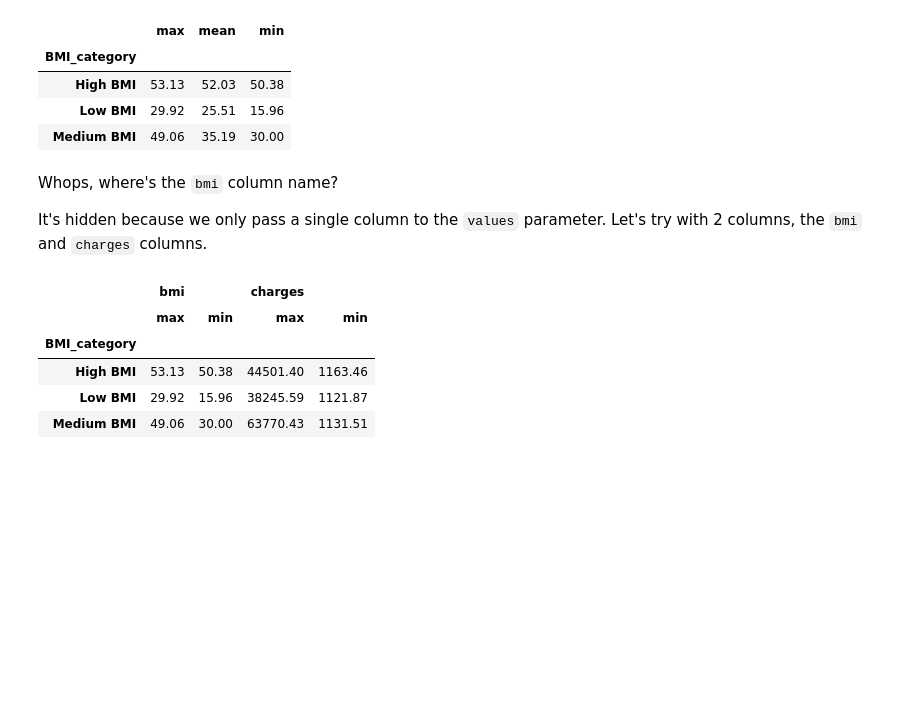
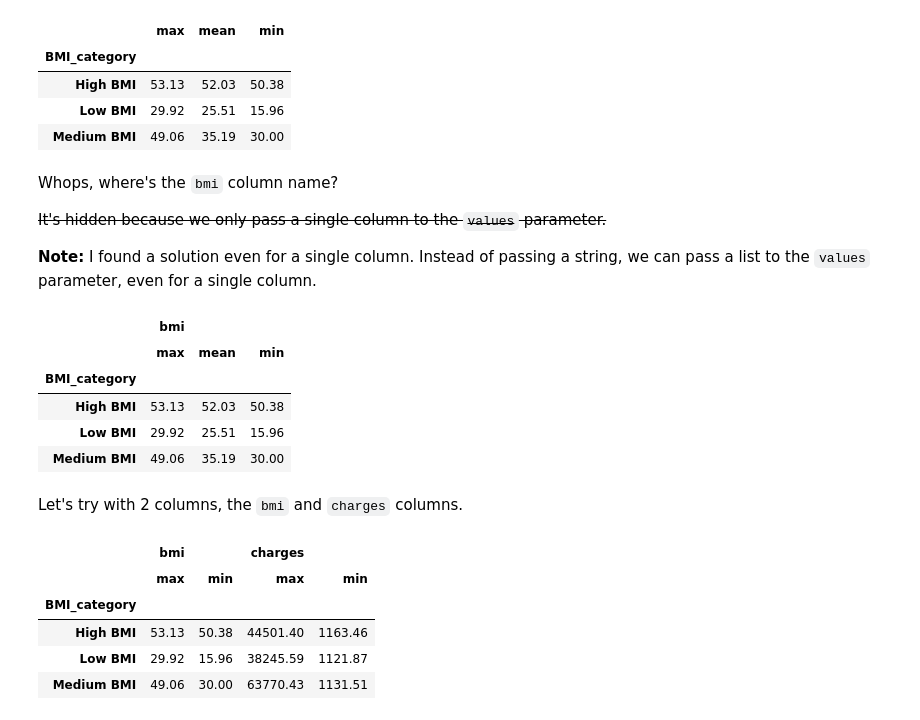
Before and after one commit to adhang/data-science-digital-skola, a Jupyter notebook: 08. Advanced Pandas Dataframe/Homework - Advanced Pandas Dataframe.ipynb, the cells around one changed output. Drawn from its saved outputs; the diff is of its cells as text; code cells hidden in the pictures; blank space fills up the shorter version.

```diff
--- a/08. Advanced Pandas Dataframe/Homework - Advanced Pandas Dataframe.ipynb
+++ b/08. Advanced Pandas Dataframe/Homework - Advanced Pandas Dataframe.ipynb
@@ -115,7 +115,20 @@ pd.pivot_table(data, values='bmi', index='BMI_category', aggfunc={'bmi':['min',
 # %% [markdown]
 Whops, where's the `bmi` column name?
 
-It's hidden because we only pass a single column to the `values` parameter. Let's try with 2 columns, the `bmi` and `charges` columns.
+~~It's hidden because we only pass a single column to the `values` parameter.~~
+
+**Note:** I found a solution even for a single column. Instead of passing a string, we can pass a list to the `values` parameter, even for a single column.
+# %%
+pd.pivot_table(data, values=['bmi'], index=['BMI_category'], aggfunc={'bmi':['min', 'max', 'mean']}).round(2)
+# %% [output]
+|  | bmi |  |  |
+|  | max | mean | min |
+| BMI_category |  |  |  |
+| High BMI | 53.13 | 52.03 | 50.38 |
+| Low BMI | 29.92 | 25.51 | 15.96 |
+| Medium BMI | 49.06 | 35.19 | 30.00 |
+# %% [markdown]
+Let's try with 2 columns, the `bmi` and `charges` columns.
 # %%
 pd.pivot_table(data, values=['bmi', 'charges'], index='BMI_category', aggfunc={'bmi':['min', 'max'], 'charges':['min','max']}).round(2)
 # %% [output]
```
